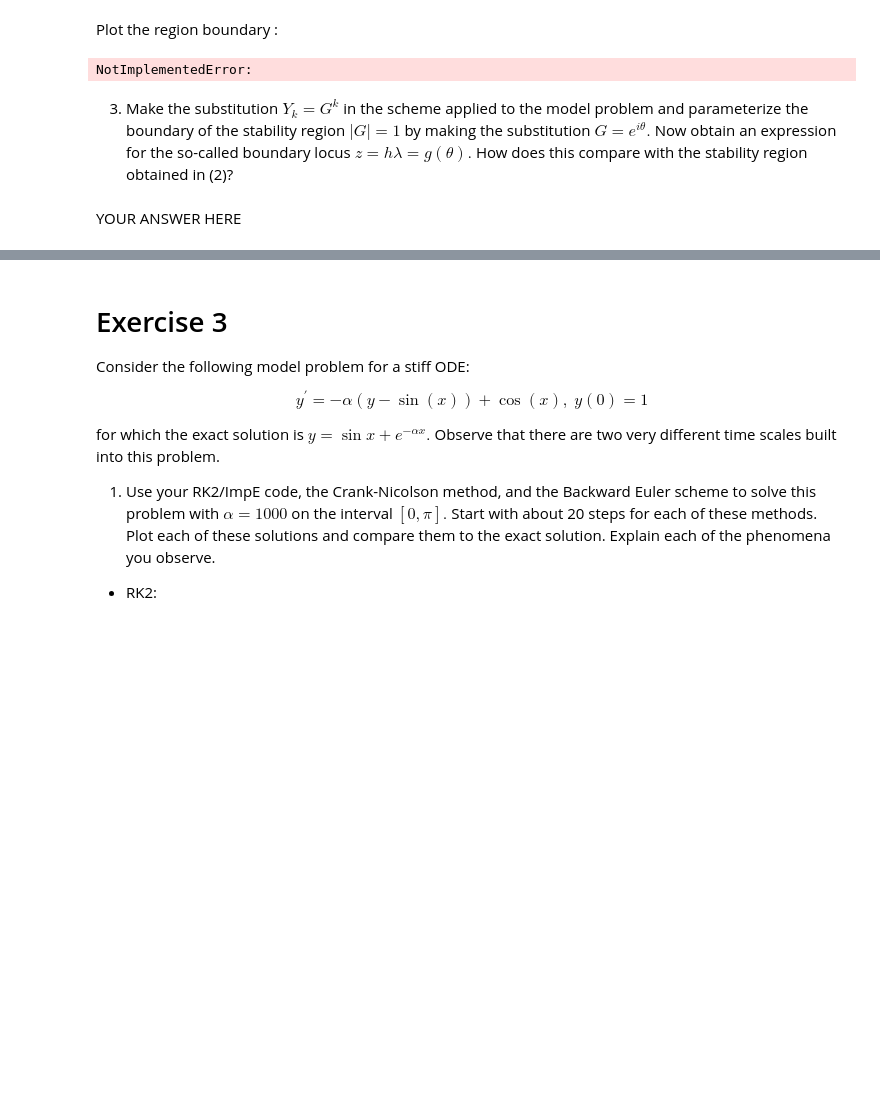
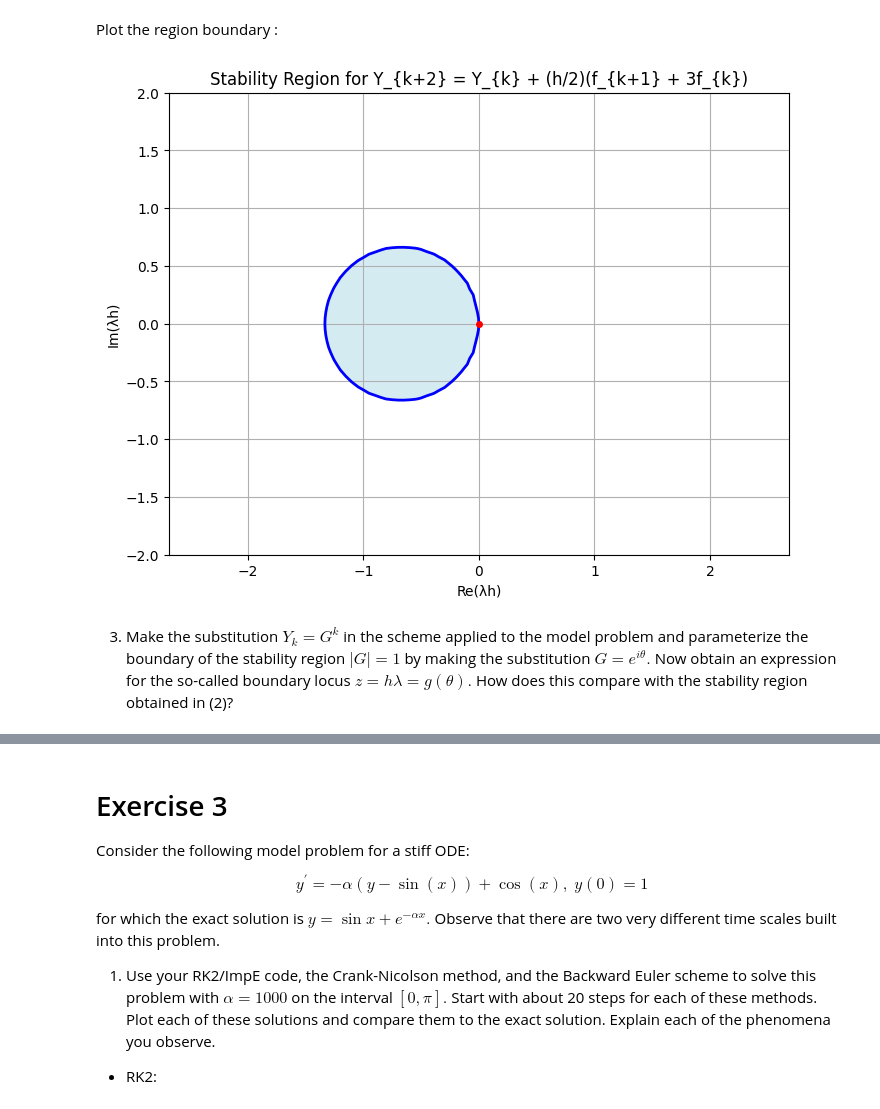
Before and after one commit to lfranz922/Math-406, a Jupyter notebook: Assignment_3_student.ipynb, the cells around one changed output, grey strips where cells are left out. Cells and saved outputs as stored; diff of their text form; code cells hidden in the pictures; blank space fills up the shorter version.

```diff
--- a/Assignment_3_student.ipynb
+++ b/Assignment_3_student.ipynb
@@ -333,16 +350,42 @@ YOUR ANSWER HERE
 # %% [markdown]
 Plot the region boundary :
-# %%
-# Your plot
-
-# YOUR CODE HERE
-raise NotImplementedError()
-# %% [output]
-NotImplementedError:
+# %%
+# Your plot
+
+# YOUR CODE HERE
+x_min, x_max = -2, 2
+y_min, y_max = -2, 2
+h = 0.05
+
+real = np.arange(x_min, x_max + h, h)
+imag = np.arange(y_min, y_max + h, h)
+x, y = np.meshgrid(real, imag)
+z = x.T + 1j * y.T
+
+G = np.zeros_like(z)
+
+for i in range(len(real)):
+    for j in range(len(imag)):
+        z_val = z[i, j]
+        coeffs = [1, -z_val/2, -(1 + 3*z_val/2)]
+        G[i, j] = max(abs(np.roots(coeffs)))
+
+plt.figure(figsize=(8, 6))
+contour = plt.contour(real, imag, G.T, levels=[1], colors='b', linewidths=2)
+plt.contourf(real, imag, G.T, levels=[0, 1], colors=['lightblue'], alpha=0.5)
+plt.plot(0, 0, 'ro', markersize=4)
+
+plt.grid(True)
+plt.xlabel('Re(λh)')
+plt.ylabel('Im(λh)')
+plt.title('Stability Region for Y_{k+2} = Y_{k} + (h/2)(f_{k+1} + 3f_{k})')
+plt.axis('equal')
+
+plt.show()
+# %% [output]
+[figure, added]
 # %% [markdown]
 3. Make the substitution $Y_{k}=G^{k}$ in the scheme applied to the model
 problem and parameterize the boundary of the stability region $|G| =1$ by making the substitution $G=e^{i\theta }.$ Now obtain an
 expression for the so-called boundary locus $z=h\lambda =g(\theta ).$ How
 does this compare with the stability region obtained in (2)?
-# %% [markdown]
-YOUR ANSWER HERE
```
Also changed, not shown: parts of 7 cells of this notebook.
